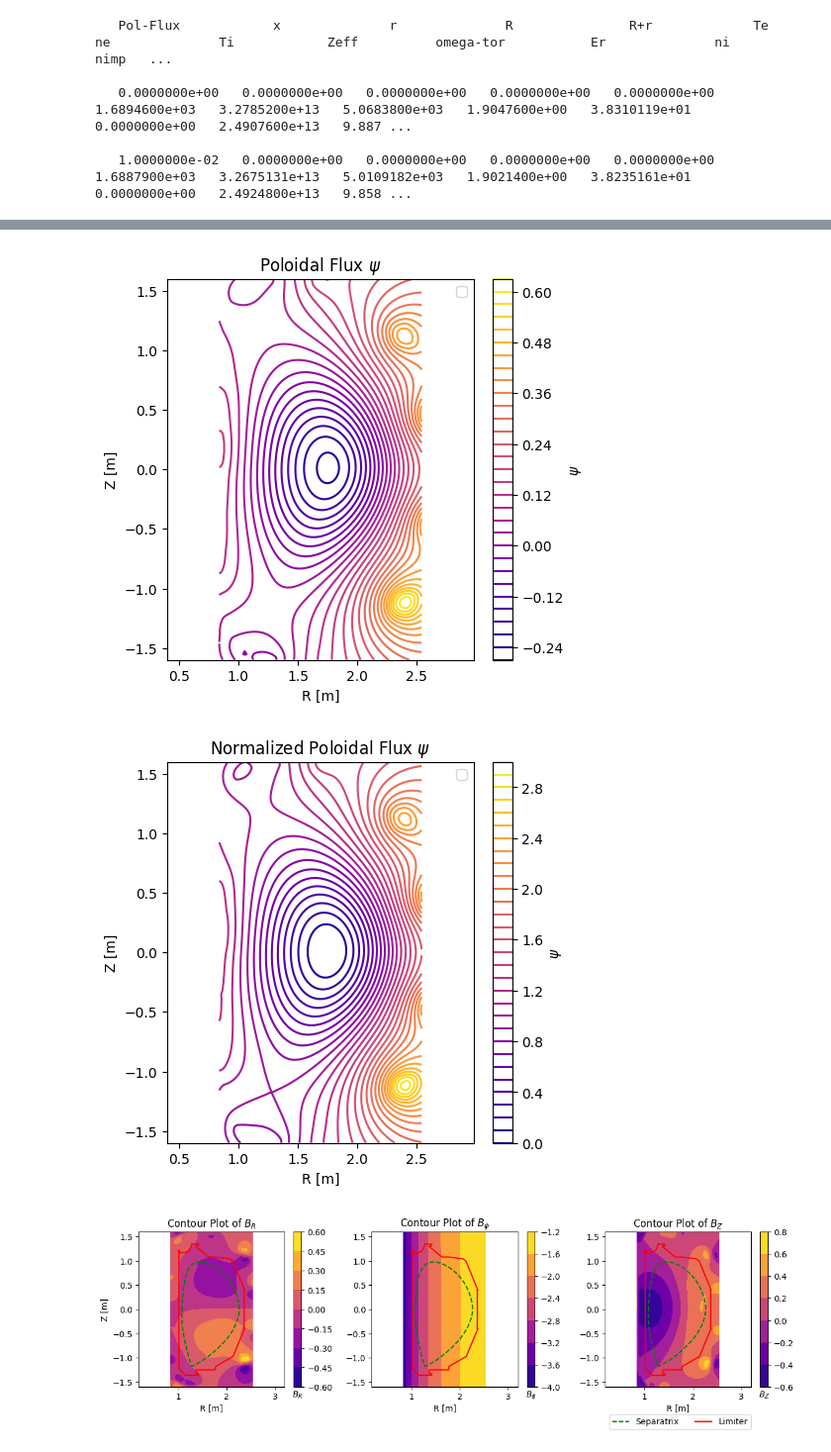
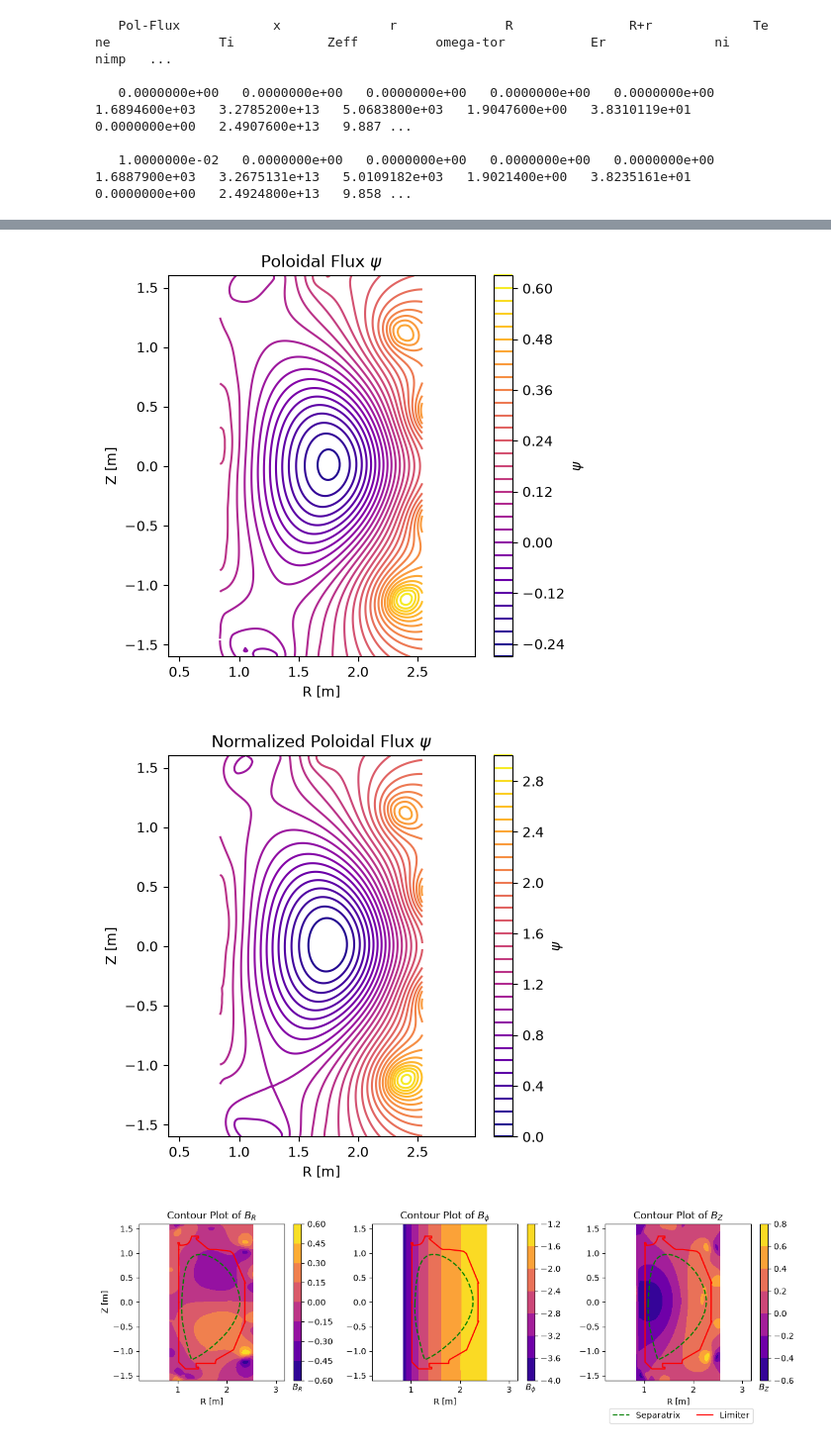
Before and after one commit to swarajsao1/Plasma, a Jupyter notebook: DIIID/DIIID.ipynb, the cells around one changed output, grey strips where cells are left out. Shown at 99% size. Saved outputs shown, nothing was run; the diff lists cells and outputs as text; code cells hidden in the pictures.

```diff
--- a/DIIID/DIIID.ipynb
+++ b/DIIID/DIIID.ipynb
@@ -137,23 +559,21 @@ plt.xlabel("R [m]")
 plt.ylabel("Z [m]")
 plt.title(r"Poloidal Flux $\psi$")
 plt.axis('equal')
-plt.legend()
 plt.show()
 # %% [output]
-[figure, old version]
+[figure, new version]
 # %%
 plt.figure(figsize = (5,5))
 
 plt.contour(g.r_grid, g.z_grid, psi_norm, levels = 30, cmap = 'plasma')
 plt.colorbar(label = r'$\psi$')
 plt.xlabel("R [m]")
 plt.ylabel("Z [m]")
 plt.title(r"Normalized Poloidal Flux $\psi$")
 plt.axis('equal')
-plt.legend()
 plt.show()
 # %% [output]
-[figure, old version]
+[figure, new version]
 # %%
 plt.figure(figsize = (12,4))
 
```
Also changed, not shown: parts of 12 cells of this notebook.
